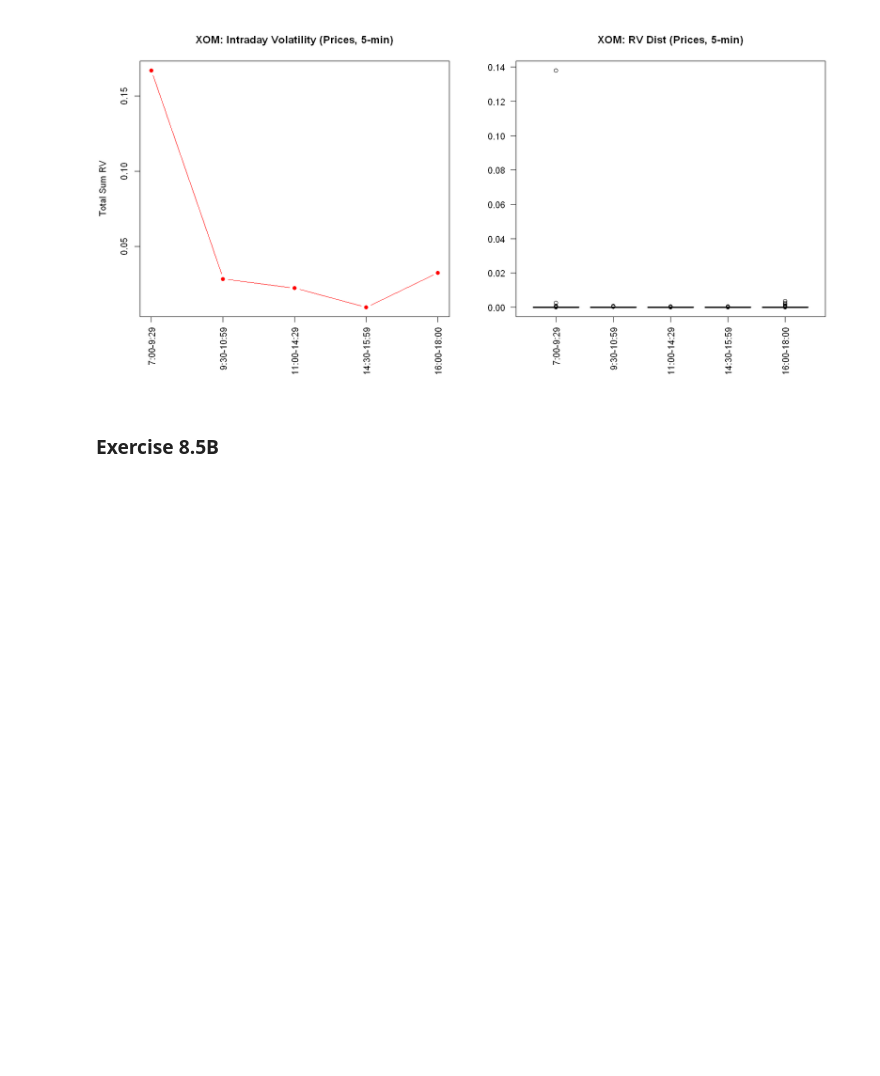
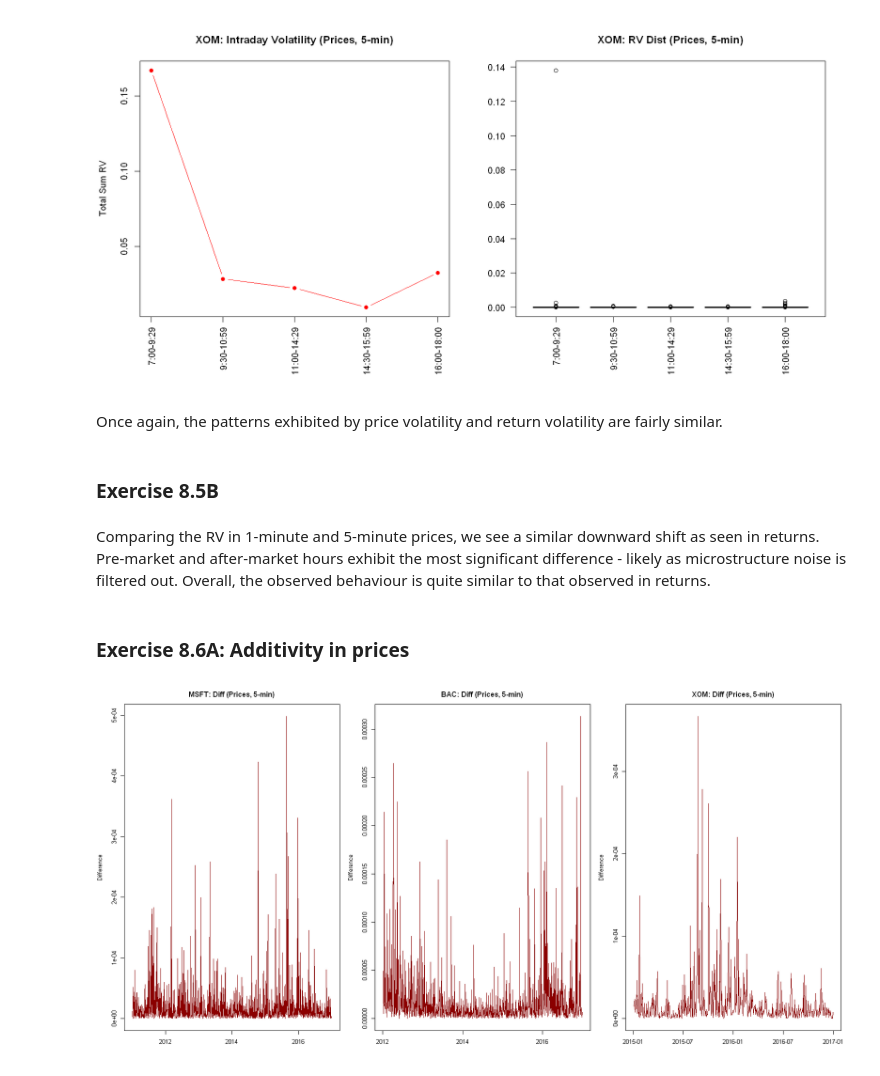
Before and after one commit to ahojdobryden/FiCox, a Jupyter notebook: HA3/HW3.ipynb, the cells around one changed output. Drawn from its saved outputs; the diff is of its cells as text; code cells hidden in the pictures; blank space fills up the shorter version.

```diff
--- a/HA3/HW3.ipynb
+++ b/HA3/HW3.ipynb
@@ -1405,5 +1496,7 @@ print(colMeans(xom_combined_pr_5min[, 2:6], na.rm = TRUE))
           P1           P2           P3           P4           P5
 3.312829e-04 5.644580e-05 4.425301e-05 1.904964e-05 6.455829e-05
 [figure]
+# %% [markdown]
+Once again, the patterns exhibited by price volatility and return volatility are fairly similar.
 # %% [markdown]
 ### Exercise 8.5B
@@ -1409,0 +1544,19 @@ print(colMeans(xom_combined_pr_5min[, 2:6], na.rm = TRUE))
+# %% [markdown]
+Comparing the RV in 1-minute and 5-minute prices, we see a similar downward shift as seen in returns. Pre-market and after-market hours exhibit the most significant difference - likely as microstructure noise is filtered out. Overall, the observed behaviour is quite similar to that observed in returns.
+# %% [markdown]
+### Exercise 8.6A: Additivity in prices
+# %%
+# 5-min price additivity differences
+msft_rv_diff_pr_5min <- msft_combined_pr_5min[, 1] - rowSums(msft_combined_pr_5min[, 2:6])
+bac_rv_diff_pr_5min  <- bac_combined_pr_5min[, 1]  - rowSums(bac_combined_pr_5min[, 2:6])
+xom_rv_diff_pr_5min  <- xom_combined_pr_5min[, 1]  - rowSums(xom_combined_pr_5min[, 2:6])
+
+par(mfrow = c(1, 3), mar = c(4, 4, 3, 1))
+plot.zoo(msft_rv_diff_pr_5min, col = "darkred", xlab = "", ylab = "Difference",
+         main = "MSFT: Diff (Prices, 5-min)")
+plot.zoo(bac_rv_diff_pr_5min,  col = "darkred", xlab = "", ylab = "Difference",
+         main = "BAC: Diff (Prices, 5-min)")
+plot.zoo(xom_rv_diff_pr_5min,  col = "darkred", xlab = "", ylab = "Difference",
+         main = "XOM: Diff (Prices, 5-min)")
+# %% [output]
+[figure, added]
```
Also changed, not shown: parts of 27 cells of this notebook.
